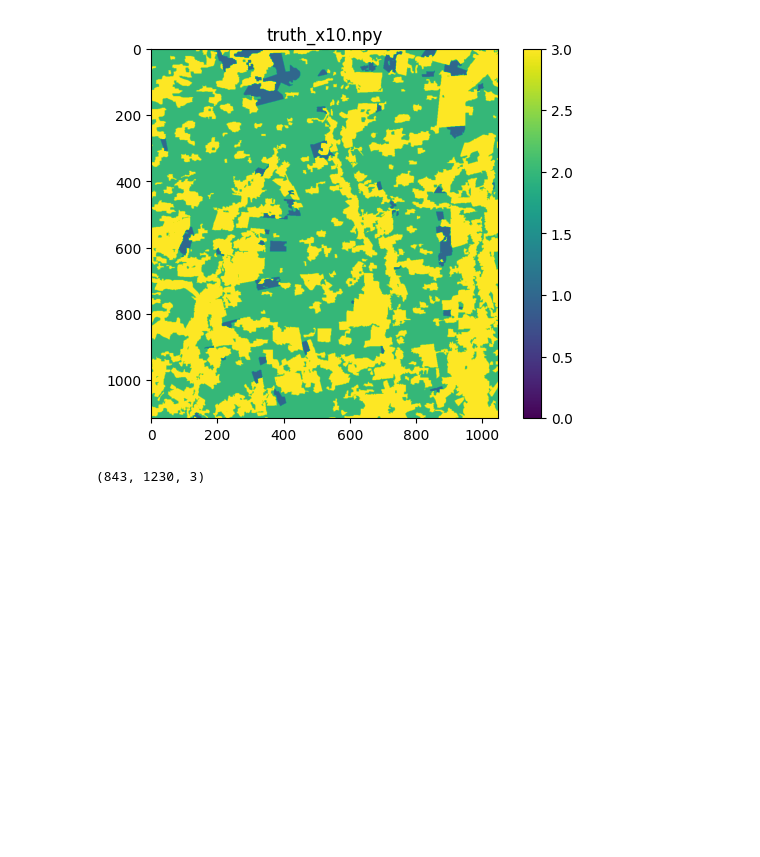
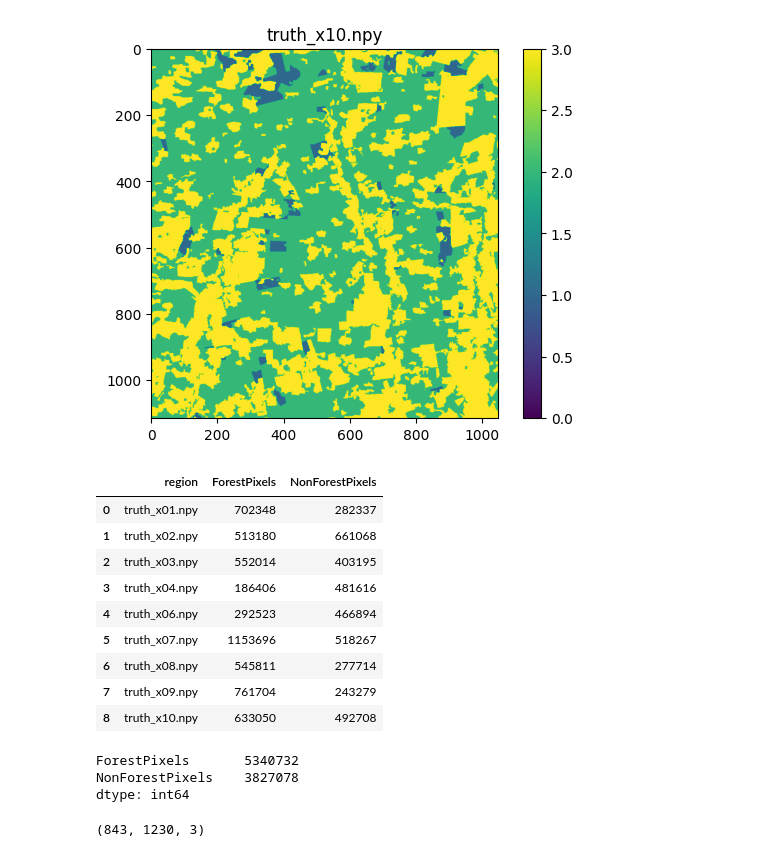
Before and after one commit to ebouhid/deforestation-metric-learning, a Jupyter notebook: data_study.ipynb, the cells around one changed output. Drawn from its saved outputs; the diff is of its cells as text; code cells hidden in the pictures; blank space fills up the shorter version.

Commit message:
Updated data study notebook

```diff
--- a/data_study.ipynb
+++ b/data_study.ipynb
@@ -10,10 +10,17 @@ scenes_files = '/datasets/eduardo/foresteyes/landsat_8/allbands_8b/'
 gt_dir = '/datasets/eduardo/foresteyes/truth_masks/'
 # %%
 # Plot all truth masks with colorbar
+import pandas as pd
+info = []
 for gt in sorted(os.listdir(gt_dir)):
+    FP = 0
+    NFP = 0
     if gt.endswith('.npy'):
         gt_path = os.path.join(gt_dir, gt)
         gt_mask = np.load(gt_path)
+        FP += np.sum(np.where(gt_mask == 2, 1, 0))
+        NFP += np.sum(np.where(gt_mask == 3, 1, 0))
+        info.append({"region": gt, "ForestPixels": FP, "NonForestPixels": NFP})
         plt.imshow(gt_mask)
         plt.colorbar()
         plt.title(gt)
@@ -28,6 +35,26 @@ for gt in sorted(os.listdir(gt_dir)):
 [figure]
 [figure]
 [figure]
+# %%
+info_df = pd.DataFrame.from_records(info)
+info_df
+# %% [output]
+|  | region | ForestPixels | NonForestPixels |
+| 0 | truth_x01.npy | 702348 | 282337 |
+| 1 | truth_x02.npy | 513180 | 661068 |
+| 2 | truth_x03.npy | 552014 | 403195 |
+| 3 | truth_x04.npy | 186406 | 481616 |
+| 4 | truth_x06.npy | 292523 | 466894 |
+| 5 | truth_x07.npy | 1153696 | 518267 |
+| 6 | truth_x08.npy | 545811 | 277714 |
+| 7 | truth_x09.npy | 761704 | 243279 |
+| 8 | truth_x10.npy | 633050 | 492708 |
+# %%
+info_df[["ForestPixels", "NonForestPixels"]].sum()
+# %% [output]
+ForestPixels       5340732
+NonForestPixels    3827078
+dtype: int64
 # %%
 ds = SegmentsDataset(scenes_files, gt_dir, superpixel_files)
 # %% [output]
```
